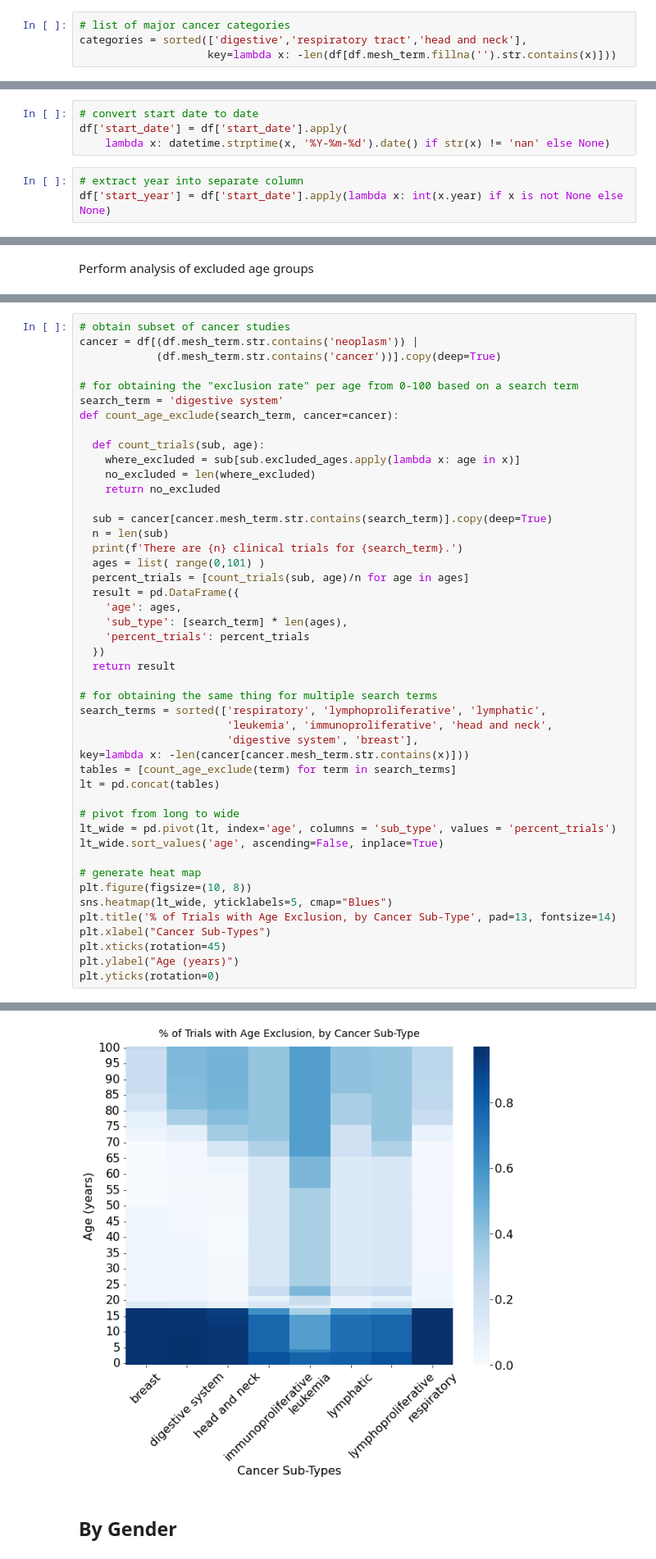
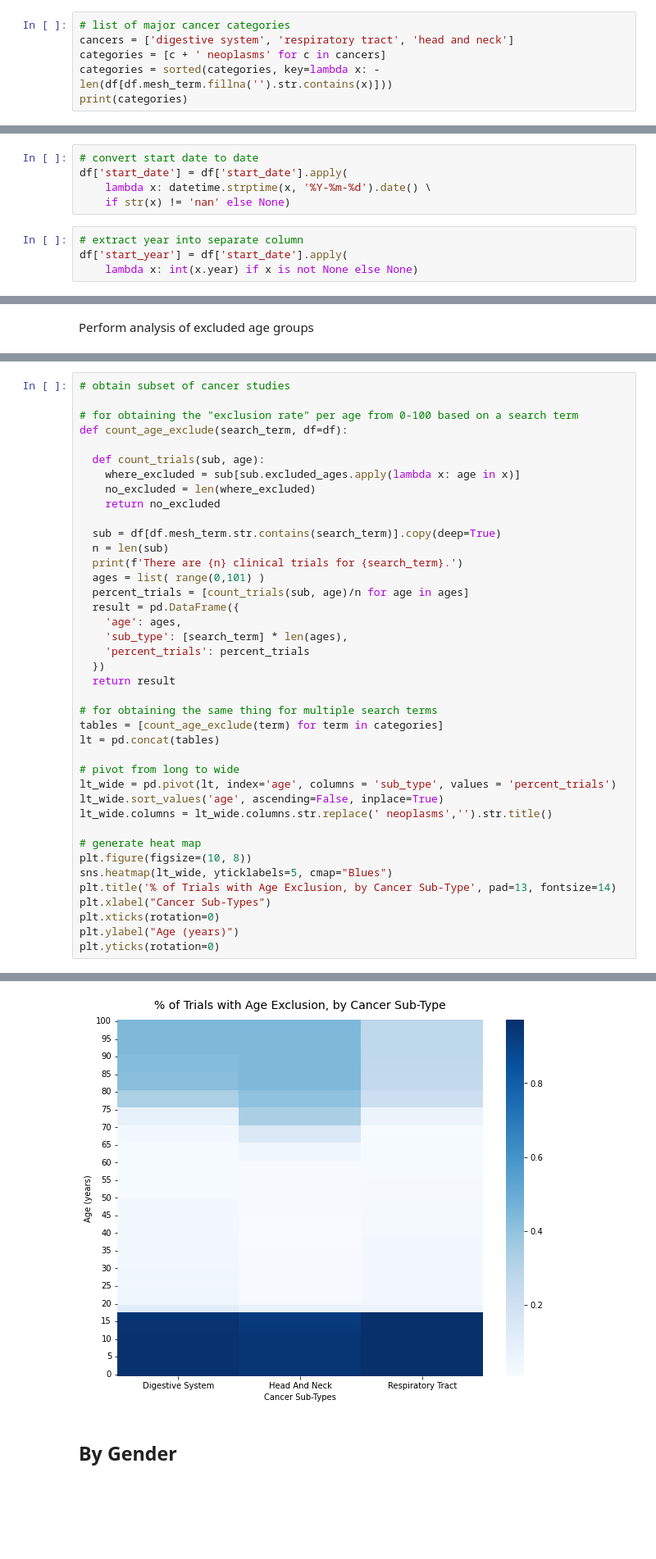
Before and after one commit to celinagacias/dc-symmetron, a Jupyter notebook: Data Cleaning and Analysis.ipynb, the cells around one changed output, grey strips where cells are left out. Shown at 82% size. Cells and saved outputs as stored; diff of their text form; blank space fills up the shorter version.

```diff
--- a/Data Cleaning and Analysis.ipynb
+++ b/Data Cleaning and Analysis.ipynb
@@ -52,5 +76,7 @@ There are 42299 studies in our sample.
 # Data Cleaning
 # %%
 # list of major cancer categories
-categories = sorted(['digestive','respiratory tract','head and neck'],
-                    key=lambda x: -len(df[df.mesh_term.fillna('').str.contains(x)]))
+cancers = ['digestive system', 'respiratory tract', 'head and neck']
+categories = [c + ' neoplasms' for c in cancers]
+categories = sorted(categories, key=lambda x: -len(df[df.mesh_term.fillna('').str.contains(x)]))
+print(categories)
@@ -59,10 +87,12 @@ categories = sorted(['digestive','respiratory tract','head and neck'],
 # %%
 # convert start date to date
 df['start_date'] = df['start_date'].apply(
-    lambda x: datetime.strptime(x, '%Y-%m-%d').date() if str(x) != 'nan' else None)
+    lambda x: datetime.strptime(x, '%Y-%m-%d').date() \
+    if str(x) != 'nan' else None)
 # %%
 # extract year into separate column
-df['start_year'] = df['start_date'].apply(lambda x: int(x.year) if x is not None else None)
+df['start_year'] = df['start_date'].apply(
+    lambda x: int(x.year) if x is not None else None)
 # %% [markdown]
 ## Countries
 # %%
@@ -251,19 +282,16 @@ display( df[['minimum_age', 'maximum_age', 'excluded_ages']].head() )
 | 368 | 20.0 | 80.0 | [0, 1, 2, 3, 4, 5, 6, 7, 8, 9, 10... |
 # %%
 # obtain subset of cancer studies
-cancer = df[(df.mesh_term.str.contains('neoplasm')) |
-            (df.mesh_term.str.contains('cancer'))].copy(deep=True)
 
 # for obtaining the "exclusion rate" per age from 0-100 based on a search term
-search_term = 'digestive system'
-def count_age_exclude(search_term, cancer=cancer):
+def count_age_exclude(search_term, df=df):
 
   def count_trials(sub, age):
     where_excluded = sub[sub.excluded_ages.apply(lambda x: age in x)]
     no_excluded = len(where_excluded)
     return no_excluded
 
-  sub = cancer[cancer.mesh_term.str.contains(search_term)].copy(deep=True)
+  sub = df[df.mesh_term.str.contains(search_term)].copy(deep=True)
   n = len(sub)
   print(f'There are {n} clinical trials for {search_term}.')
   ages = list( range(0,101) )
@@ -276,23 +304,20 @@ def count_age_exclude(search_term, cancer=cancer):
   return result
 
 # for obtaining the same thing for multiple search terms
-search_terms = sorted(['respiratory', 'lymphoproliferative', 'lymphatic',
-                       'leukemia', 'immunoproliferative', 'head and neck',
-                       'digestive system', 'breast'],
-key=lambda x: -len(cancer[cancer.mesh_term.str.contains(x)]))
-tables = [count_age_exclude(term) for term in search_terms]
+tables = [count_age_exclude(term) for term in categories]
 lt = pd.concat(tables)
 
 # pivot from long to wide
 lt_wide = pd.pivot(lt, index='age', columns = 'sub_type', values = 'percent_trials')
 lt_wide.sort_values('age', ascending=False, inplace=True)
+lt_wide.columns = lt_wide.columns.str.replace(' neoplasms','').str.title()
 
 # generate heat map
 plt.figure(figsize=(10, 8))
 sns.heatmap(lt_wide, yticklabels=5, cmap="Blues")
 plt.title('% of Trials with Age Exclusion, by Cancer Sub-Type', pad=13, fontsize=14)
 plt.xlabel("Cancer Sub-Types")
-plt.xticks(rotation=45)
+plt.xticks(rotation=0)
 plt.ylabel("Age (years)")
 plt.yticks(rotation=0)
 # %% [output]
@@ -324,3 +330,3 @@ There are 9 clinical trials for leukemia.
-[figure, old version]
+[figure, new version]
 # %% [markdown]
 ## By Gender
```
Also changed, not shown: parts of 40 cells of this notebook.
